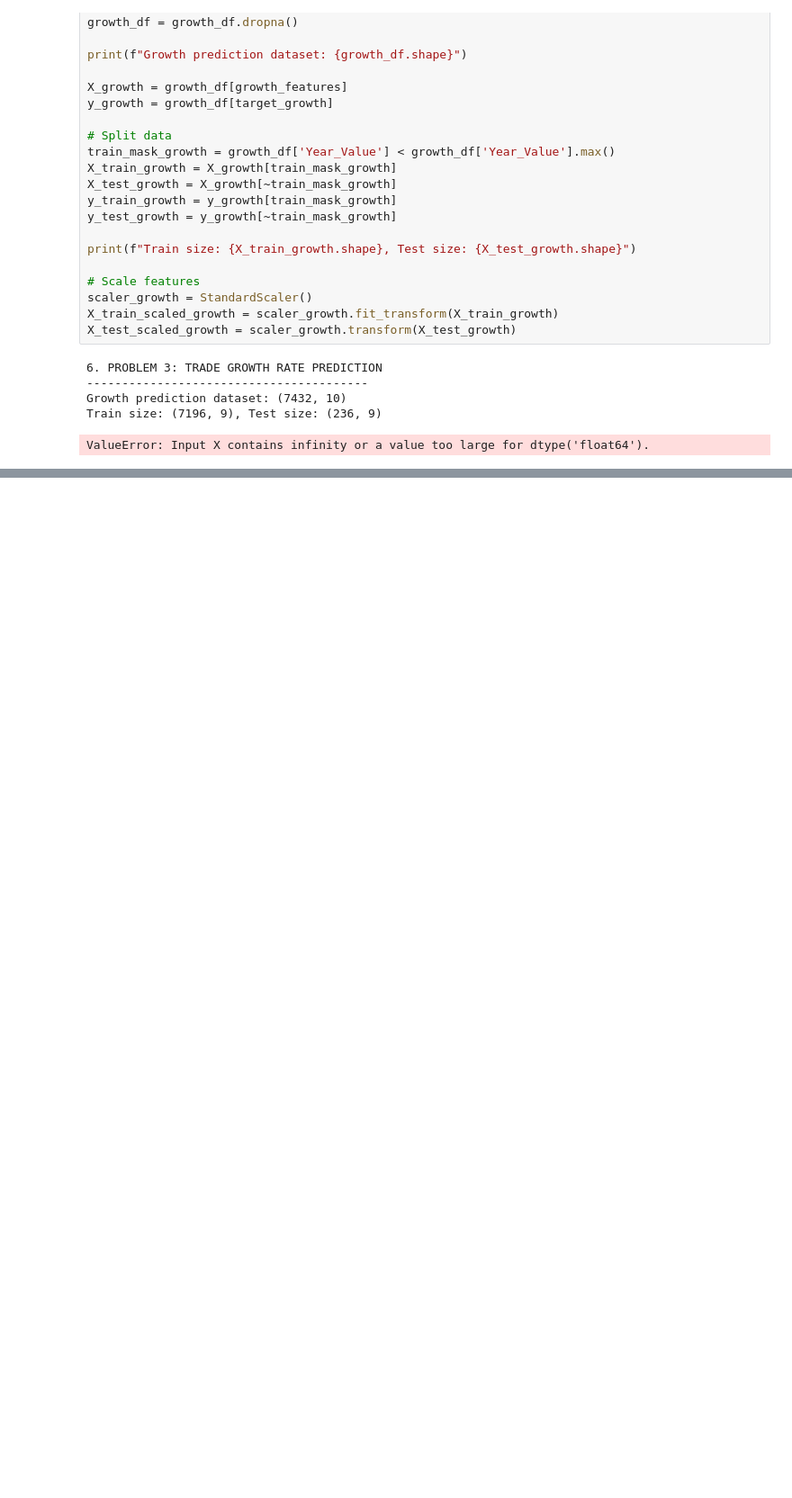
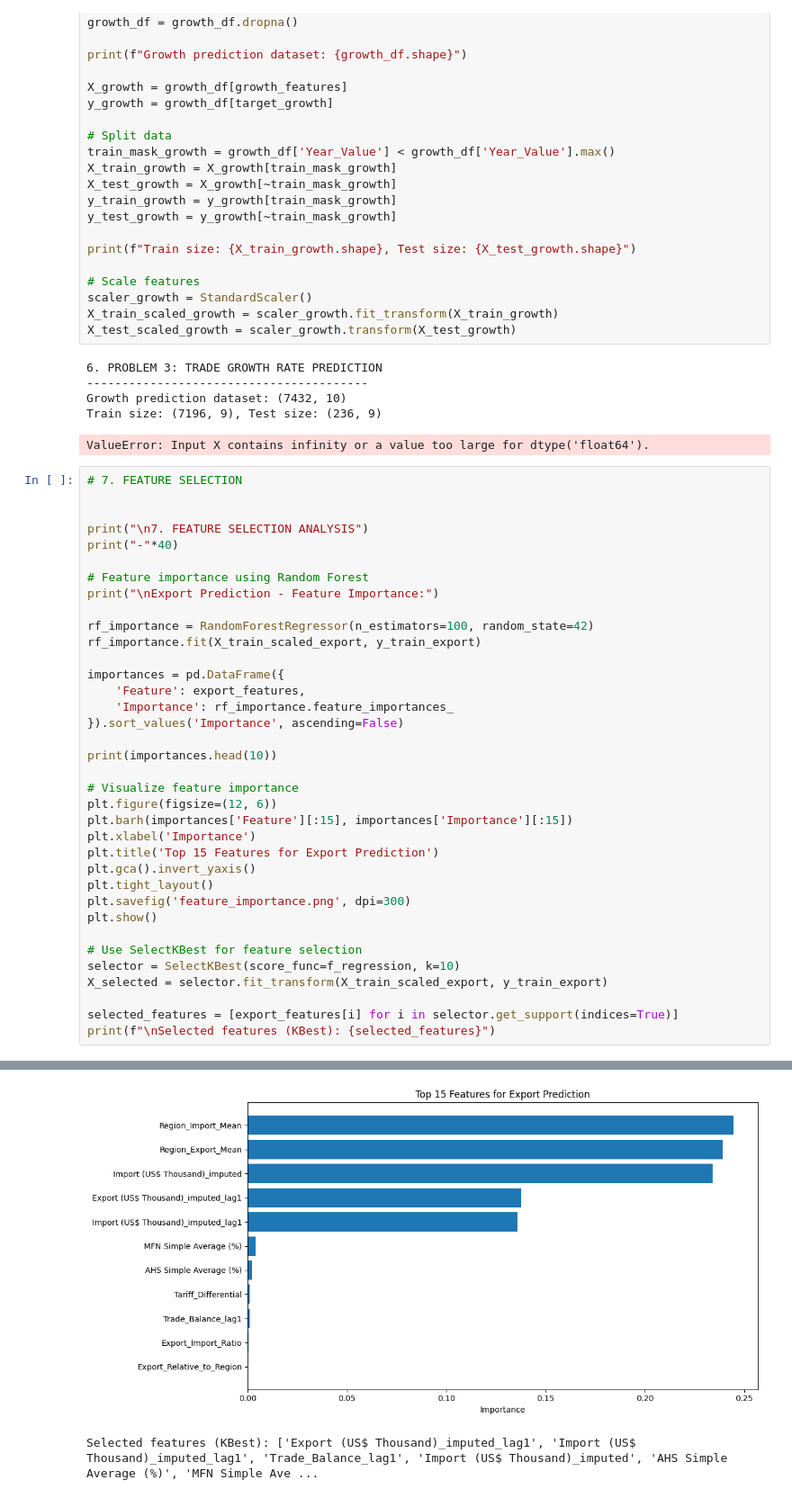
Before and after one commit to Autumnchild34/World-Export-and-Import-project, a Jupyter notebook: notebooks/03_Model_training.ipynb, the cells around one changed output, grey strips where cells are left out. Shown at 90% size. Saved outputs shown, nothing was run; the diff lists cells and outputs as text; blank space fills up the shorter version.

Commit message:
03_Model_Training notebook: 7. FEATURE SELECTION

```diff
--- a/notebooks/03_Model_training.ipynb
+++ b/notebooks/03_Model_training.ipynb
@@ -295,3 +295,40 @@ X_test_scaled_growth = scaler_growth.transform(X_test_growth)
 Growth prediction dataset: (7432, 10)
 Train size: (7196, 9), Test size: (236, 9)
 ValueError: Input X contains infinity or a value too large for dtype('float64').
+# %%
+# 7. FEATURE SELECTION
+
+
+print("\n7. FEATURE SELECTION ANALYSIS")
+print("-"*40)
+
+# Feature importance using Random Forest
+print("\nExport Prediction - Feature Importance:")
+
+rf_importance = RandomForestRegressor(n_estimators=100, random_state=42)
+rf_importance.fit(X_train_scaled_export, y_train_export)
+
+importances = pd.DataFrame({
+    'Feature': export_features,
+    'Importance': rf_importance.feature_importances_
+}).sort_values('Importance', ascending=False)
+
+print(importances.head(10))
+
+# Visualize feature importance
+plt.figure(figsize=(12, 6))
+plt.barh(importances['Feature'][:15], importances['Importance'][:15])
+plt.xlabel('Importance')
+plt.title('Top 15 Features for Export Prediction')
+plt.gca().invert_yaxis()
+plt.tight_layout()
+plt.savefig('feature_importance.png', dpi=300)
+plt.show()
+
+# Use SelectKBest for feature selection
+selector = SelectKBest(score_func=f_regression, k=10)
+X_selected = selector.fit_transform(X_train_scaled_export, y_train_export)
+
+selected_features = [export_features[i] for i in selector.get_support(indices=True)]
+print(f"\nSelected features (KBest): {selected_features}")
+# %% [output]
@@ -297,0 +350,2 @@ ValueError: Input X contains infinity or a value too large for dtype('float64').
+[figure, added]
+Selected features (KBest): ['Export (US$ Thousand)_imputed_lag1', 'Import (US$ Thousand)_imputed_lag1', 'Trade_Balance_lag1', 'Import (US$ Thousand)_imputed', 'AHS Simple Average (%)', 'MFN Simple Ave ...
```
Also changed, not shown: parts of 1 cell of this notebook, 1 other file.
